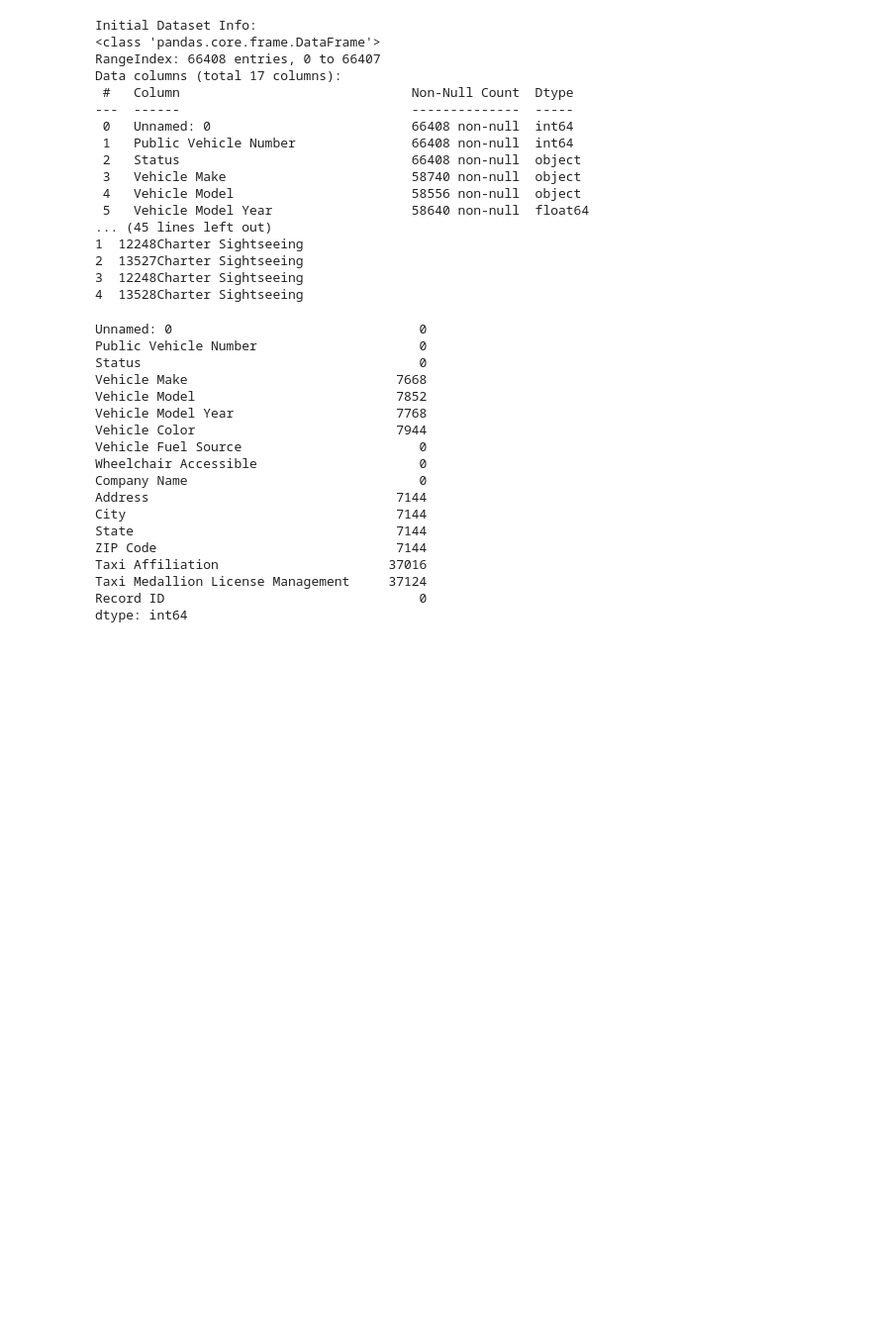
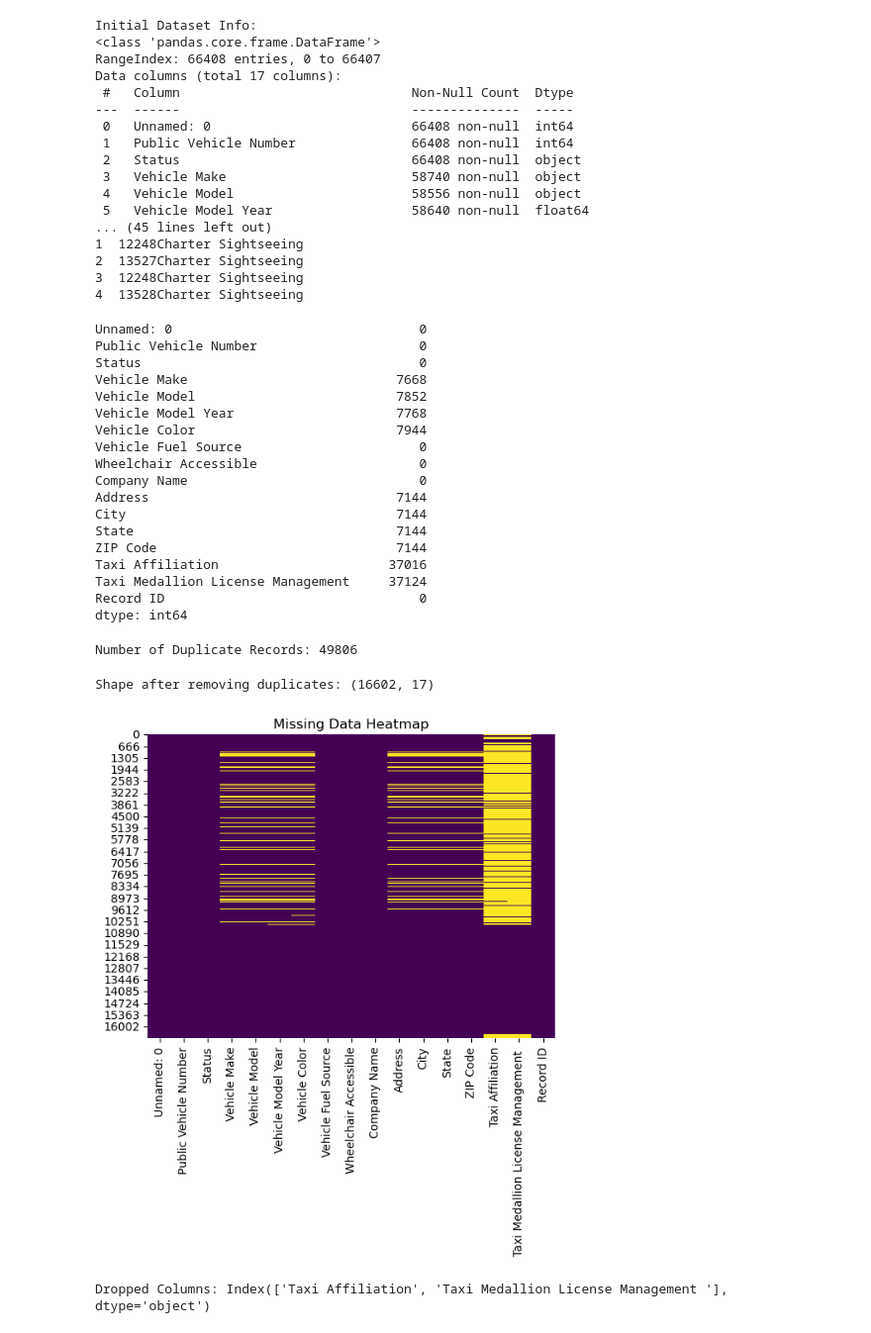
Before and after one commit to LakshithaSenavirathna/The_Wheels_In_Motion, a Jupyter notebook: analysis_vehicles.ipynb, the cells around one changed output. Shown at 99% size. Drawn from its saved outputs; the diff is of its cells as text; code cells hidden in the pictures; blank space fills up the shorter version.

Commit message:
step 3 : Handle missing values

```diff
--- a/analysis_vehicles.ipynb
+++ b/analysis_vehicles.ipynb
@@ -65,3 +65,25 @@ Taxi Affiliation                      37016
 Taxi Medallion License Management     37124
 Record ID                                 0
 dtype: int64
+# %%
+print("\nNumber of Duplicate Records:", df.duplicated().sum())
+# %% [output]
+Number of Duplicate Records: 49806
+# %%
+df.drop_duplicates(inplace=True)
+print("Shape after removing duplicates:", df.shape)
+
+sns.heatmap(df.isnull(), cbar=False, cmap='viridis')
+plt.title("Missing Data Heatmap")
+plt.show()
+# %% [output]
+Shape after removing duplicates: (16602, 17)
+[figure, added]
+# %%
+# Drop columns with >50% missing values (e.g., if they are non-critical)
+missing_percentage = (df.isna().sum() / len(df)) * 100
+columns_to_drop = missing_percentage[missing_percentage > 50].index
+df.drop(columns=columns_to_drop, inplace=True)
+print(f"Dropped Columns: {columns_to_drop}")
+# %% [output]
+Dropped Columns: Index(['Taxi Affiliation', 'Taxi Medallion License Management '], dtype='object')
```
Also changed, not shown: parts of 4 cells of this notebook.
